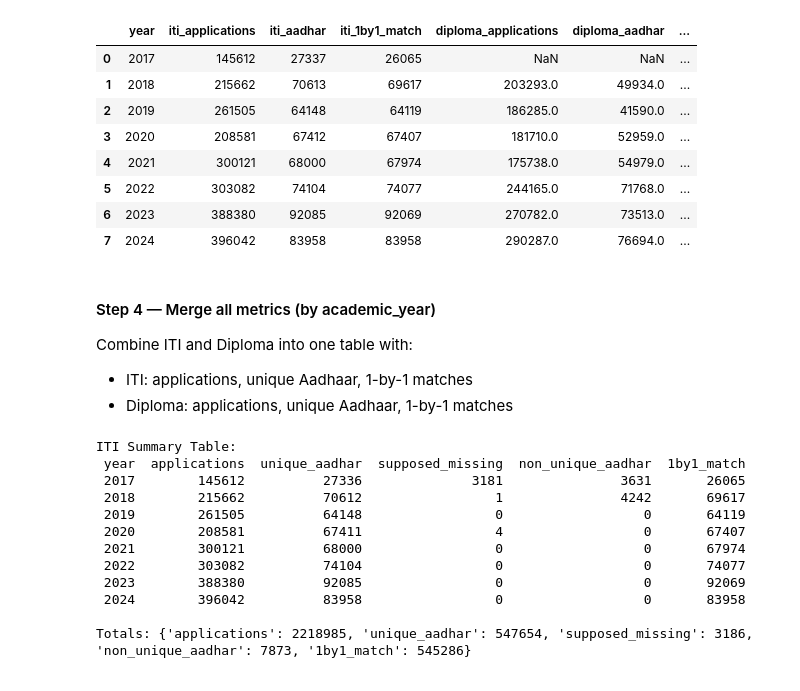
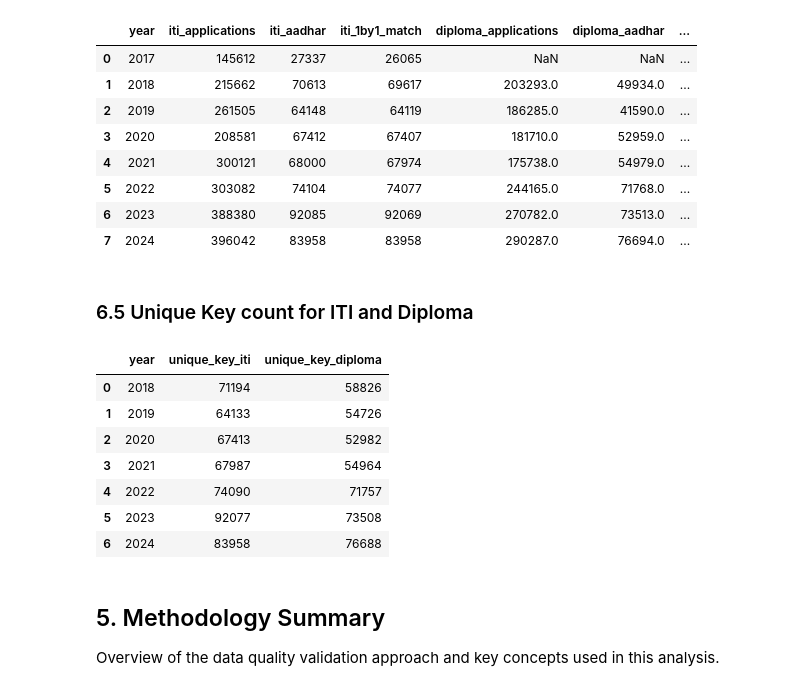
Before and after one commit to Data-Policy-and-Innovation-Centre/sams, a Jupyter notebook: notebooks/unique_key_validation.ipynb, the cells around one changed output. Drawn from its saved outputs; the diff is of its cells as text; code cells hidden in the pictures.

```diff
--- a/notebooks/unique_key_validation.ipynb
+++ b/notebooks/unique_key_validation.ipynb
@@ -849,45 +938,3 @@ Total Diploma Applications: 1,552,260.0
 | 5 | 2022 | 303082 | 74104 | 74077 | 244165.0 | 71768.0 | ... |
 | 6 | 2023 | 388380 | 92085 | 92069 | 270782.0 | 73513.0 | ... |
 | 7 | 2024 | 396042 | 83958 | 83958 | 290287.0 | 76694.0 | ... |
-# %% [markdown]
-#### Step 4 — Merge all metrics (by academic_year)
-
-Combine ITI and Diploma into one table with:
-- ITI: applications, unique Aadhaar, 1-by-1 matches
-- Diploma: applications, unique Aadhaar, 1-by-1 matches
-# %%
-# Final ITI Summary Table
-def compute_1by1(df):
-    p = df[['academic_year', 'aadhar_no', 'student_key']].dropna().drop_duplicates()
-    a = p.groupby(['academic_year', 'aadhar_no']).size()
-    k = p.groupby(['academic_year', 'student_key']).size()
-    m = p.merge(a.rename('a_cnt'), on=['academic_year', 'aadhar_no']).merge(k.rename('k_cnt'), on=['academic_year', 'student_key'])
-    return m[(m['a_cnt'] == 1) & (m['k_cnt'] == 1)].groupby('academic_year').size().reset_index(name='1by1_match')
-
-iti_final = (
-    iti_applications.groupby('academic_year').size().reset_index(name='applications')
-    .merge(iti_clean, on='academic_year', how='outer')
-    .merge(compute_1by1(iti_key_df), on='academic_year', how='outer')
-    .rename(columns={'academic_year': 'year', 'iti_unique_aadhar': 'unique_aadhar',
-                     'iti_supposed_missing': 'supposed_missing', 'iti_non_unique_aadhar': 'non_unique_aadhar'})
-    [['year', 'applications', 'unique_aadhar', 'supposed_missing', 'non_unique_aadhar', '1by1_match']]
-    .sort_values('year').fillna(0).reset_index(drop=True)
-    .astype({c: int for c in ['applications', 'unique_aadhar', 'supposed_missing', 'non_unique_aadhar', '1by1_match']})
-)
-
-print("ITI Summary Table:")
-print(iti_final.to_string(index=False))
-print(f"\nTotals: {iti_final[['applications', 'unique_aadhar', 'supposed_missing', 'non_unique_aadhar', '1by1_match']].sum().to_dict()}")
-# %% [output]
-ITI Summary Table:
- year  applications  unique_aadhar  supposed_missing  non_unique_aadhar  1by1_match
- 2017        145612          27336              3181               3631       26065
- 2018        215662          70612                 1               4242       69617
- 2019        261505          64148                 0                  0       64119
- 2020        208581          67411                 4                  0       67407
- 2021        300121          68000                 0                  0       67974
- 2022        303082          74104                 0                  0       74077
- 2023        388380          92085                 0                  0       92069
- 2024        396042          83958                 0                  0       83958
-
-Totals: {'applications': 2218985, 'unique_aadhar': 547654, 'supposed_missing': 3186, 'non_unique_aadhar': 7873, '1by1_match': 545286}
@@ -908,0 +941,25 @@ print(diploma_final.to_string(index=False))
+# %% [markdown]
+### 6.5 Unique Key count for ITI and Diploma
+# %%
+iti = iti_key_df.groupby('academic_year').agg(
+    unique_key=('student_key', 'nunique')
+).reset_index()
+
+diploma = diploma_key_df.groupby('academic_year').agg(
+    unique_key=('student_key', 'nunique')
+).reset_index()
+
+iti.merge(diploma, on='academic_year', suffixes=('_iti', '_diploma')).rename(columns={'academic_year': 'year'})
+# %% [output]
+|  | year | unique_key_iti | unique_key_diploma |
+| 0 | 2018 | 71194 | 58826 |
+| 1 | 2019 | 64133 | 54726 |
+| 2 | 2020 | 67413 | 52982 |
+| 3 | 2021 | 67987 | 54964 |
+| 4 | 2022 | 74090 | 71757 |
+| 5 | 2023 | 92077 | 73508 |
+| 6 | 2024 | 83958 | 76688 |
+# %% [markdown]
+## 5. Methodology Summary
+
+Overview of the data quality validation approach and key concepts used in this analysis.
```
Also changed, not shown: parts of 54 cells of this notebook.
